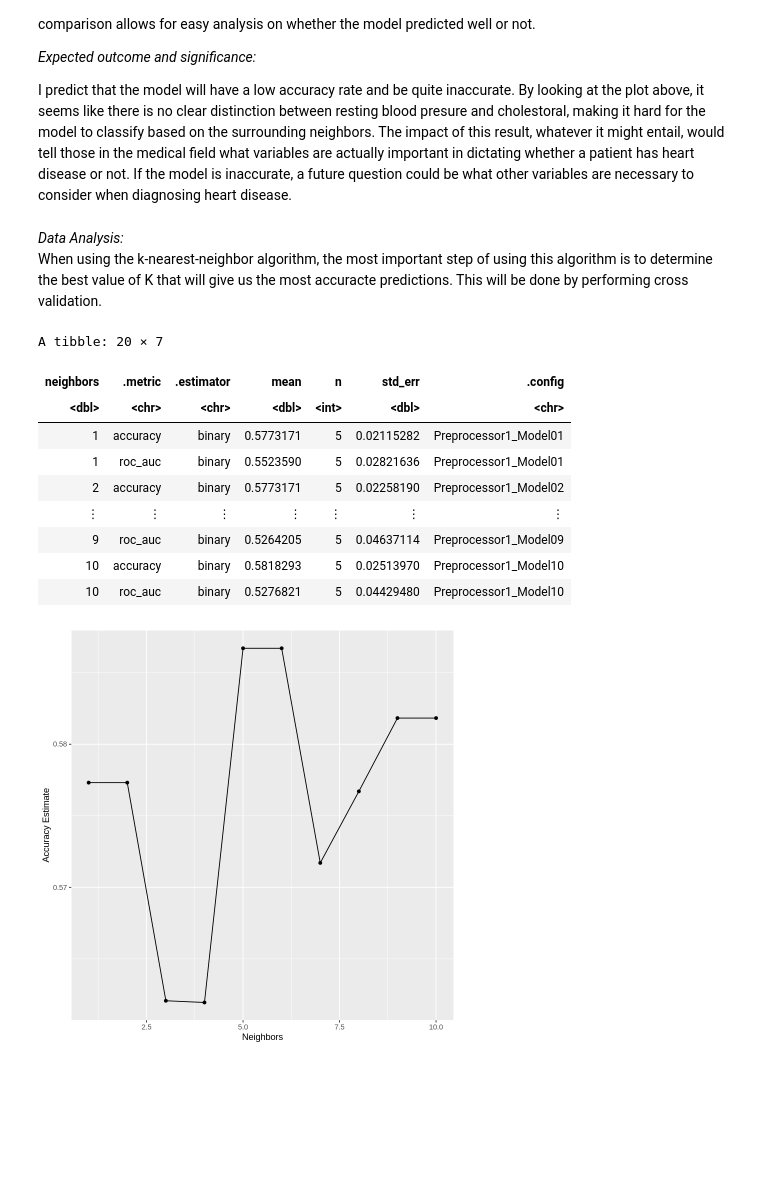
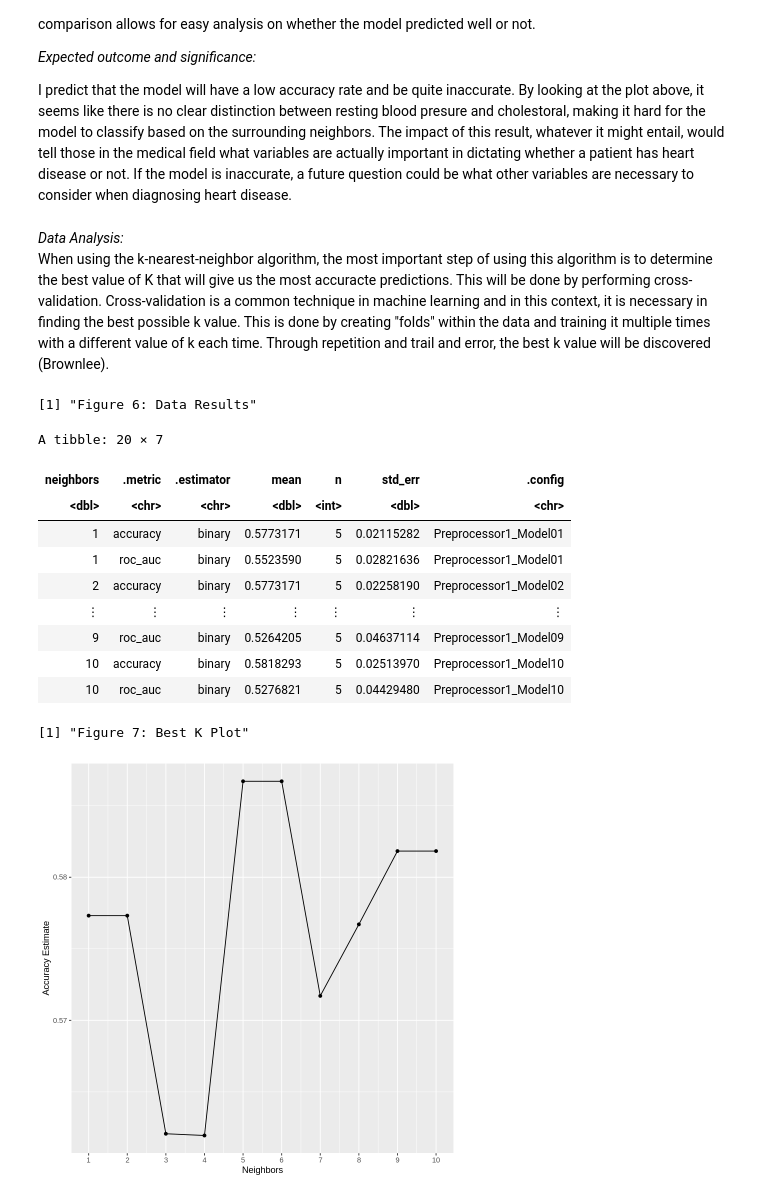
Before and after one commit to Andrewang561/Heart-Disease-Classifier, a Jupyter notebook: DataProject.ipynb, the cells around one changed output. Cells and saved outputs as stored; diff of their text form; code cells hidden in the pictures; blank space fills up the shorter version.

```diff
--- a/DataProject.ipynb
+++ b/DataProject.ipynb
@@ -101,7 +141,7 @@ The first step that must be done before building the model is to standardize the
 I predict that the model will have a low accuracy rate and be quite inaccurate. By looking at the plot above, it seems like there is no clear distinction between resting blood presure and cholestoral, making it hard for the model to classify based on the surrounding neighbors. The impact of this result, whatever it might entail, would tell those in the medical field what variables are actually important in dictating whether a patient has heart disease or not. If the model is inaccurate, a future question could be what other variables are necessary to consider when diagnosing heart disease.
 # %% [markdown]
 *Data Analysis:*
-When using the k-nearest-neighbor algorithm, the most important step of using this algorithm is to determine the best value of K that will give us the most accuracte predictions. This will be done by performing cross validation.
+When using the k-nearest-neighbor algorithm, the most important step of using this algorithm is to determine the best value of K that will give us the most accuracte predictions. This will be done by performing cross-validation. Cross-validation is a common technique in machine learning and in this context, it is necessary in finding the best possible k value. This is done by creating "folds" within the data and training it multiple times with a different value of k each time. Through repetition and trail and error, the best k value will be discovered (Brownlee).
 # %%
 set.seed(573)
 data_recipe <- recipe(heart_disease ~ resting_blood_pressure + cholestoral, data = data_train) |>
@@ -117,9 +157,11 @@ data_results <- workflow() |>
                 add_model(data_tune) |>
                 tune_grid(resamples = data_vfold, grid = neighbors) |>
                 collect_metrics()
+print("Figure 6: Data Results")
 data_results
 # %% [output]
-A tibble: 20 × 7
+[1] "Figure 6: Data Results"
+A tibble: 20 × 7
 | neighbors | .metric | .estimator | mean | n | std_err | .config |
 | <dbl> | <chr> | <chr> | <dbl> | <int> | <dbl> | <chr> |
 | 1 | accuracy | binary | 0.5773171 | 5 | 0.02115282 | Preprocessor1_Model01 |
@@ -132,11 +174,14 @@ A tibble: 20 × 7
 # %%
 accuracy <- data_results |>
             filter(.metric == "accuracy")
 best_k_plot <- accuracy |>
                 ggplot(aes(x = neighbors, y = mean)) +
                 geom_point() +
                 geom_line() +
-                labs(x = "Neighbors", y = "Accuracy Estimate")
+                labs(x = "Neighbors", y = "Accuracy Estimate") +
+                scale_x_continuous(breaks = seq(0, 10, by = 1))
+print("Figure 7: Best K Plot")
 best_k_plot
 # %% [output]
+[1] "Figure 7: Best K Plot"
-[figure, old version]
+[figure, new version]
```
Also changed, not shown: parts of 16 cells of this notebook.
